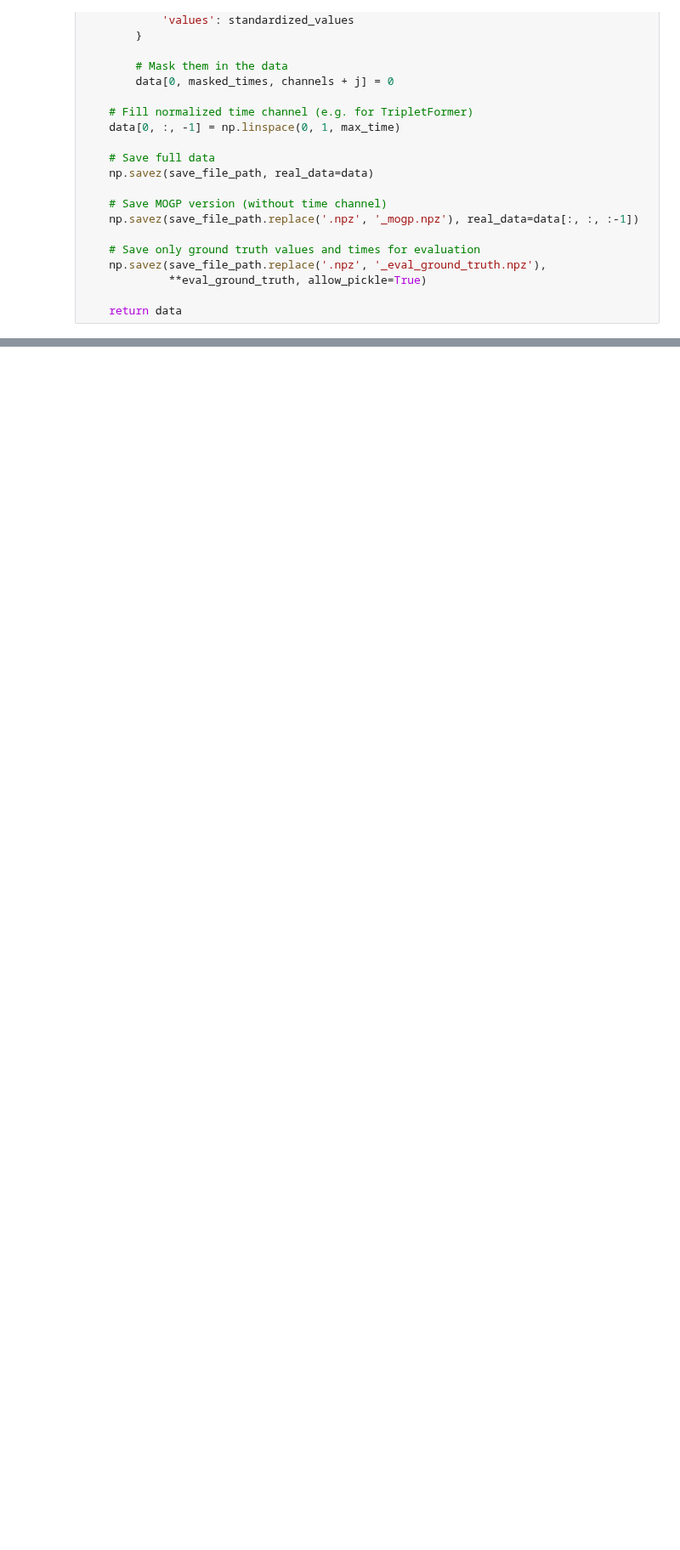
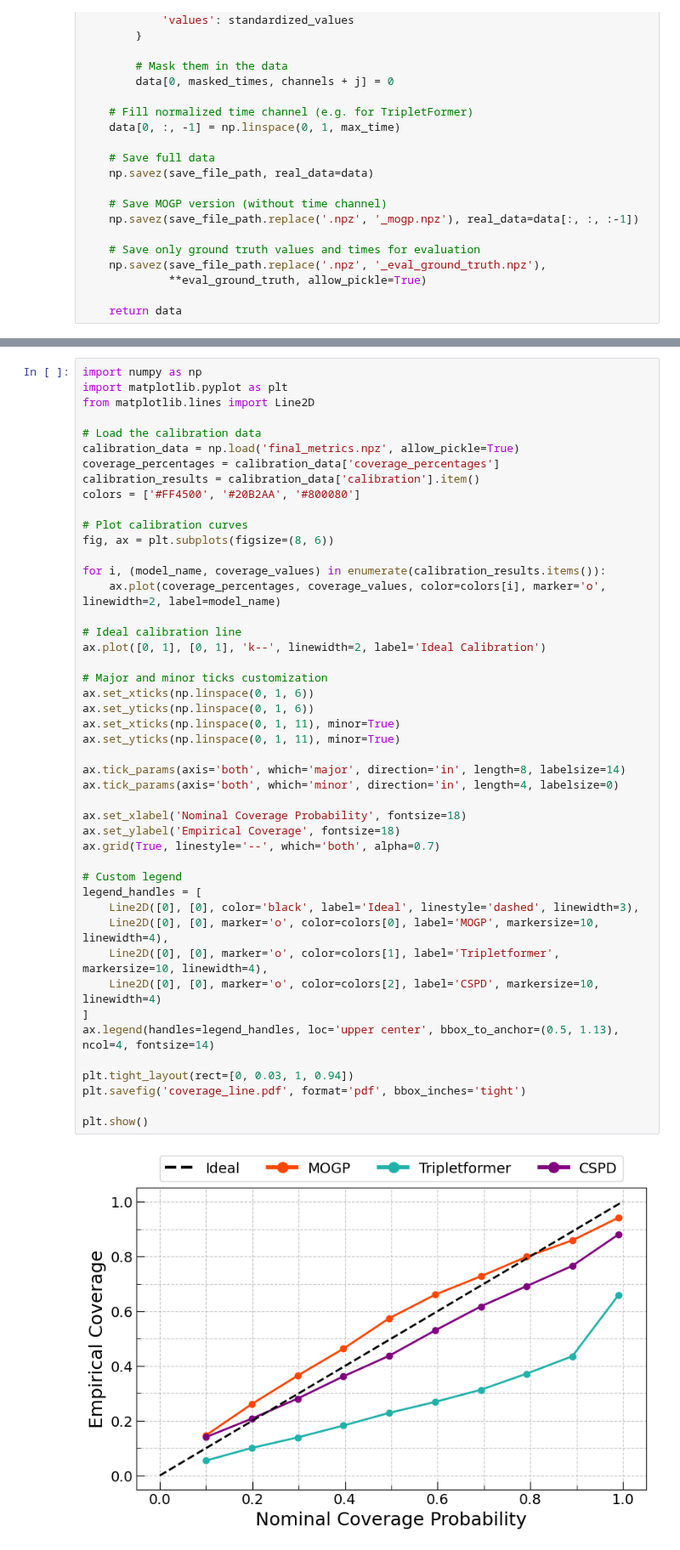
Before and after one commit to GabrielSasseville01/SgrA_Interpolation, a Jupyter notebook: Analysis/coverage_test.ipynb, the cells around one changed output, grey strips where cells are left out. Shown at 85% size. Drawn from its saved outputs; the diff is of its cells as text; blank space fills up the shorter version.

```diff
--- a/Analysis/coverage_test.ipynb
+++ b/Analysis/coverage_test.ipynb
@@ -387,0 +687,48 @@ plt.show()
+# %%
+import numpy as np
+import matplotlib.pyplot as plt
+from matplotlib.lines import Line2D
+
+# Load the calibration data
+calibration_data = np.load('final_metrics.npz', allow_pickle=True)
+coverage_percentages = calibration_data['coverage_percentages']
+calibration_results = calibration_data['calibration'].item()
+colors = ['#FF4500', '#20B2AA', '#800080']
+
+# Plot calibration curves
+fig, ax = plt.subplots(figsize=(8, 6))
+
+for i, (model_name, coverage_values) in enumerate(calibration_results.items()):
+    ax.plot(coverage_percentages, coverage_values, color=colors[i], marker='o', linewidth=2, label=model_name)
+
+# Ideal calibration line
+ax.plot([0, 1], [0, 1], 'k--', linewidth=2, label='Ideal Calibration')
+
+# Major and minor ticks customization
+ax.set_xticks(np.linspace(0, 1, 6))
+ax.set_yticks(np.linspace(0, 1, 6))
+ax.set_xticks(np.linspace(0, 1, 11), minor=True)
+ax.set_yticks(np.linspace(0, 1, 11), minor=True)
+
+ax.tick_params(axis='both', which='major', direction='in', length=8, labelsize=14)
+ax.tick_params(axis='both', which='minor', direction='in', length=4, labelsize=0)
+
+ax.set_xlabel('Nominal Coverage Probability', fontsize=18)
+ax.set_ylabel('Empirical Coverage', fontsize=18)
+ax.grid(True, linestyle='--', which='both', alpha=0.7)
+
+# Custom legend
+legend_handles = [
+    Line2D([0], [0], color='black', label='Ideal', linestyle='dashed', linewidth=3),
+    Line2D([0], [0], marker='o', color=colors[0], label='MOGP', markersize=10, linewidth=4),
+    Line2D([0], [0], marker='o', color=colors[1], label='Tripletformer', markersize=10, linewidth=4),
+    Line2D([0], [0], marker='o', color=colors[2], label='CSPD', markersize=10, linewidth=4)
+]
+ax.legend(handles=legend_handles, loc='upper center', bbox_to_anchor=(0.5, 1.13), ncol=4, fontsize=14)
+
+plt.tight_layout(rect=[0, 0.03, 1, 0.94])
+plt.savefig('coverage_line.pdf', format='pdf', bbox_inches='tight')
+
+plt.show()
+# %% [output]
+[figure, added]
```
Also changed, not shown: parts of 8 cells of this notebook, 2 other files.
